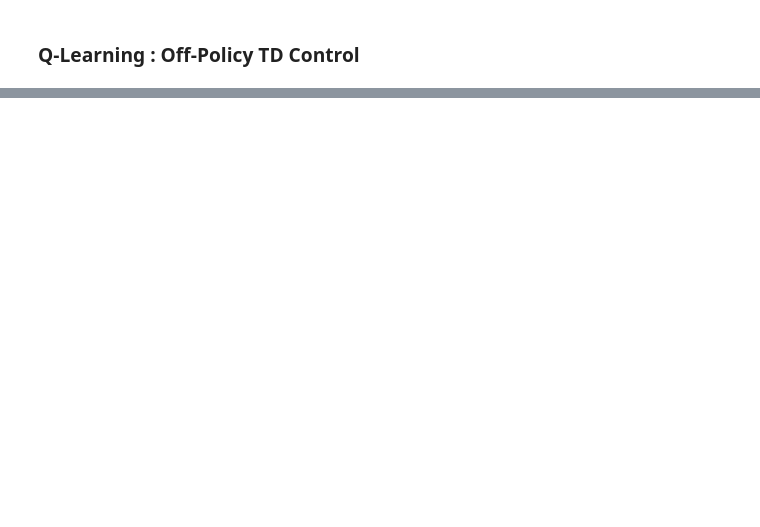
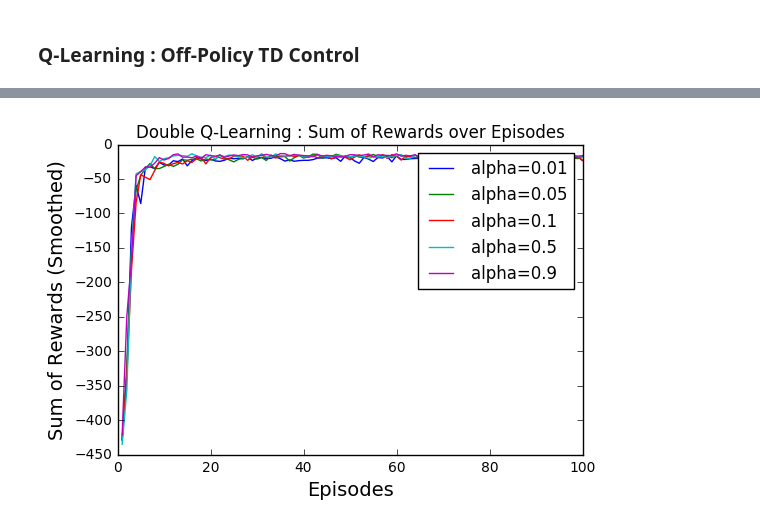
Before and after one commit to sumanabasu/Reinforcement-Learning, a Jupyter notebook: TD Control Algorithms -GridWorld Domain.ipynb, the cells around one changed output, grey strips where cells are left out. Drawn from its saved outputs; the diff is of its cells as text; code cells hidden in the pictures; blank space fills up the shorter version.

```diff
--- a/TD Control Algorithms -GridWorld Domain.ipynb
+++ b/TD Control Algorithms -GridWorld Domain.ipynb
@@ -325,0 +369,17 @@ plt.show()
+# %%
+def generateEpisodeBehaviorPolicyDoubleQ(epsilon, Q1, Q2):
+    state = START_STATE
+    episodes = []
+    all_states = []
+    all_actions = []
+    all_rewards = []
+
+    while (state != EXIT_STATE) and len(all_states) <= MAX_EPISODE_LENGTH:
+        action = generateActionBehaviorPolicyDoubleQ(state, epsilon, Q1, Q2)
+        reward = immediateReward(state, action)
+        all_states.append(state)
+        all_actions.append(action)
+        all_rewards.append(reward)
+        state = state_transitions[state][action]
+    episodes.append(zip(all_states, all_actions, all_rewards))
+    return episodes
@@ -325,0 +434,23 @@ plt.show()
+# %%
+avg_reward_all_runs_DQ = np.zeros((NUM_EPISODES, len(alphas)))
+episode_number_all_runs_DQ = []
+avg_episode_lengths_all_runs_DQ = np.zeros((NUM_EPISODES, len(alphas)))
+
+for i in range(len(alphas)):
+    episode_number_DQ, avg_episode_length_DQ, episode_rewards_all_runs_DQ = doubleQ(EPSILON, alphas[i])
+
+    avg_reward_DQ = np.mean(episode_rewards_all_runs_DQ, axis=1)
+    avg_reward_all_runs_DQ[:,i] = avg_reward_DQ
+
+    avg_episode_lengths_all_runs_DQ[:,i] = avg_episode_length_DQ
+
+    episode_number_all_runs_DQ.append(episode_number_DQ)
+    plt.plot(np.arange(NUM_EPISODES) + 1, avg_reward_all_runs_DQ[:,i], label='alpha=' + str(alphas[i]))
+
+plt.xlabel('Episodes', fontsize=14)
+plt.ylabel('Sum of Rewards (Smoothed)', fontsize=14)
+plt.legend(loc='upper right')
+plt.title('Double Q-Learning : Sum of Rewards over Episodes')
+plt.show()
+# %% [output]
+[figure, added]
```
Also changed, not shown: parts of 15 cells of this notebook.
